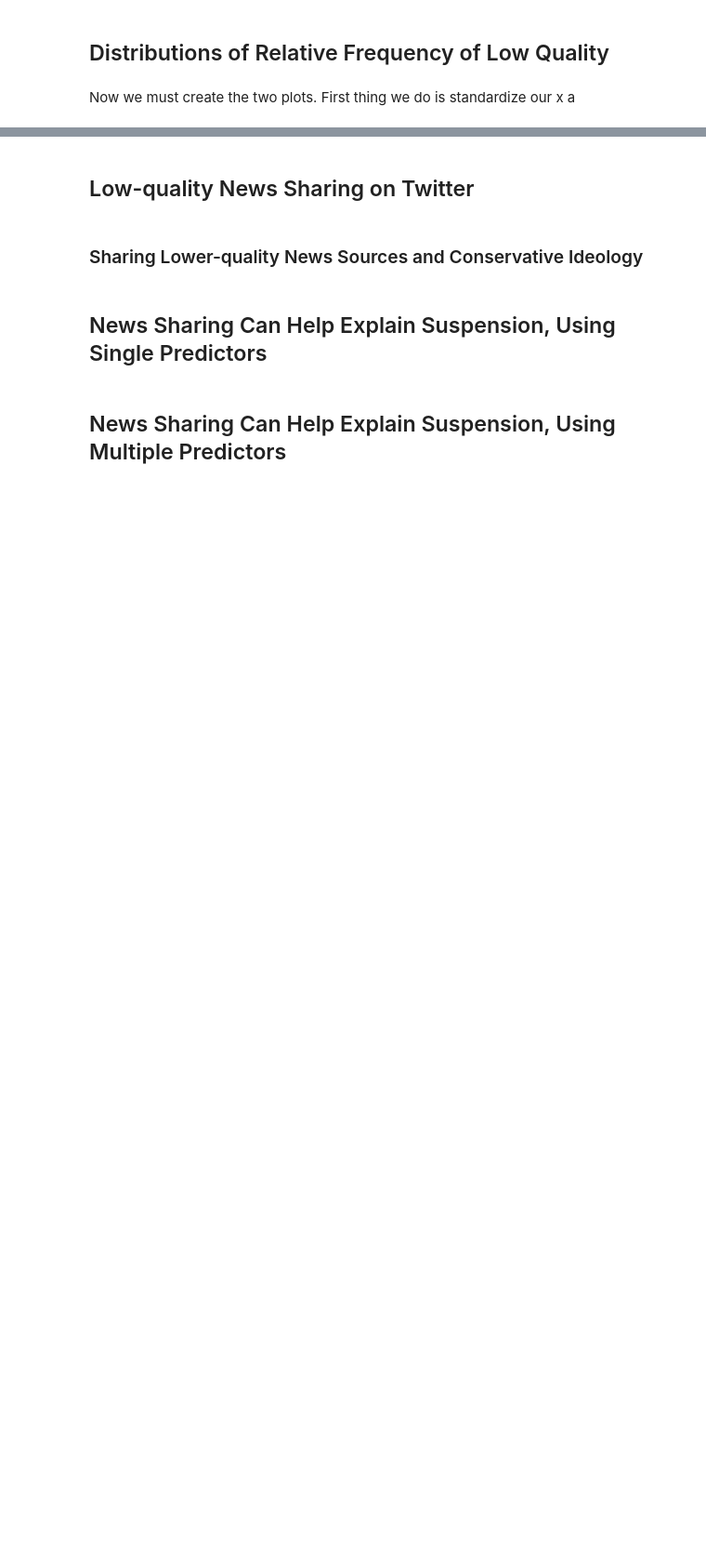
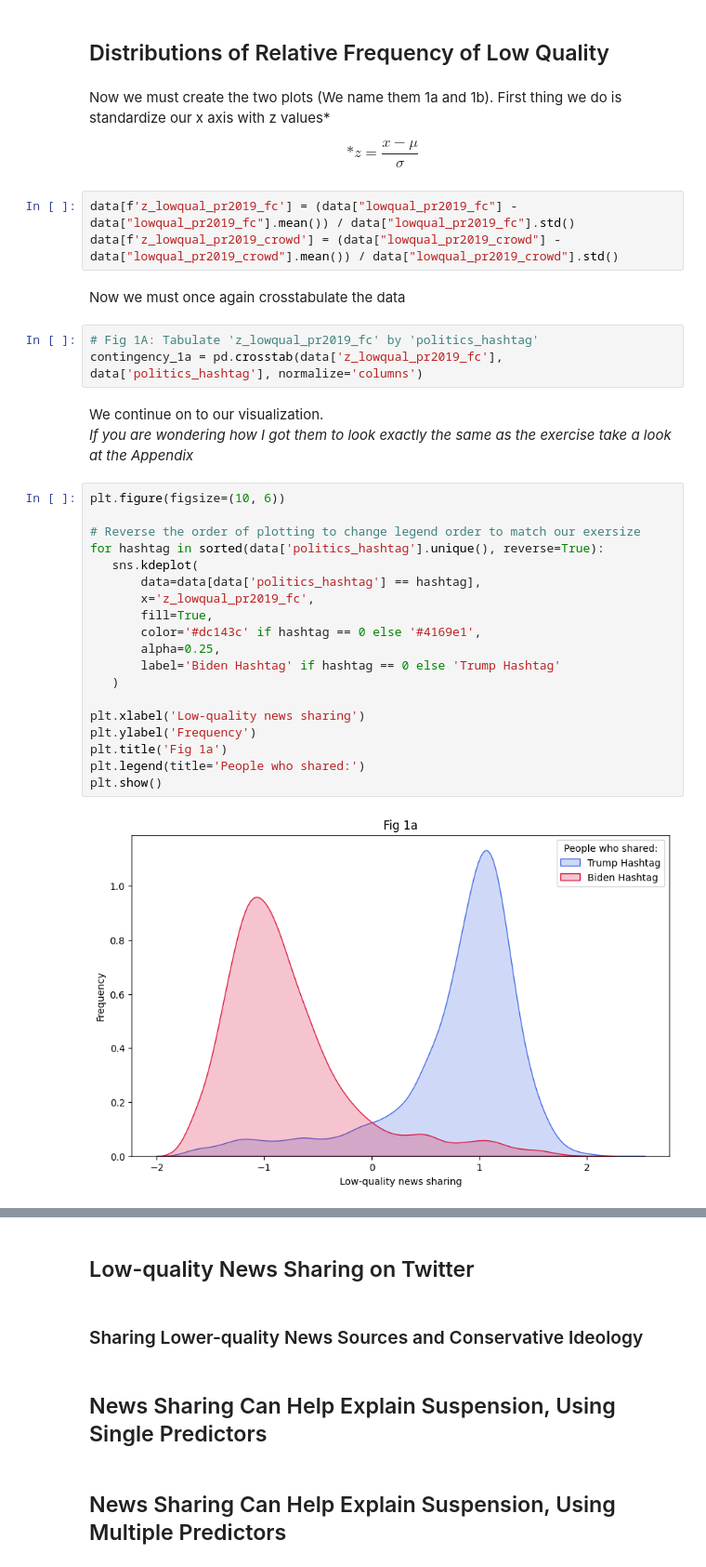
Before and after one commit to panos1b/Social-Media-Sanctions-and-Misinformation-Sharing, a Jupyter notebook: differences_misinformation_solution.ipynb, the cells around one changed output, grey strips where cells are left out. Shown at 93% size. Cells and saved outputs as stored; diff of their text form; blank space fills up the shorter version.

Commit message:
Distributions of Relative Frequency of Low Quality Done

```diff
--- a/differences_misinformation_solution.ipynb
+++ b/differences_misinformation_solution.ipynb
@@ -47,4 +54,39 @@ print(f"P-value: {p:.4f}")
 # %% [markdown]
 ## Distributions of Relative Frequency of Low Quality
 # %% [markdown]
-Now we must create the two plots. First thing we do is standardize our x a
+Now we must create the two plots (We name them 1a and 1b). First thing we do is standardize our x axis with z values*
+
+
+_$$*z = \frac{x - \mu}{\sigma}$$_
+# %%
+data[f'z_lowqual_pr2019_fc'] = (data["lowqual_pr2019_fc"] - data["lowqual_pr2019_fc"].mean()) / data["lowqual_pr2019_fc"].std()
+data[f'z_lowqual_pr2019_crowd'] = (data["lowqual_pr2019_crowd"] - data["lowqual_pr2019_crowd"].mean()) / data["lowqual_pr2019_crowd"].std()
+# %% [markdown]
+Now we must once again crosstabulate the data
+# %%
+# Fig 1A: Tabulate 'z_lowqual_pr2019_fc' by 'politics_hashtag'
+contingency_1a = pd.crosstab(data['z_lowqual_pr2019_fc'], data['politics_hashtag'], normalize='columns')
+# %% [markdown]
+We continue on to our visualization.\
+_If you are wondering how I got them to look exactly the same as the exercise take a look at the Appendix_
+# %%
+plt.figure(figsize=(10, 6))
+
+# Reverse the order of plotting to change legend order to match our exersize
+for hashtag in sorted(data['politics_hashtag'].unique(), reverse=True):
+   sns.kdeplot(
+       data=data[data['politics_hashtag'] == hashtag],
+       x='z_lowqual_pr2019_fc',
+       fill=True,
+       color='#dc143c' if hashtag == 0 else '#4169e1',
+       alpha=0.25,
+       label='Biden Hashtag' if hashtag == 0 else 'Trump Hashtag'
+   )
+
+plt.xlabel('Low-quality news sharing')
+plt.ylabel('Frequency')
+plt.title('Fig 1a')
+plt.legend(title='People who shared:')
+plt.show()
+# %% [output]
+[figure, added]
```
Also changed, not shown: parts of 8 cells of this notebook.
